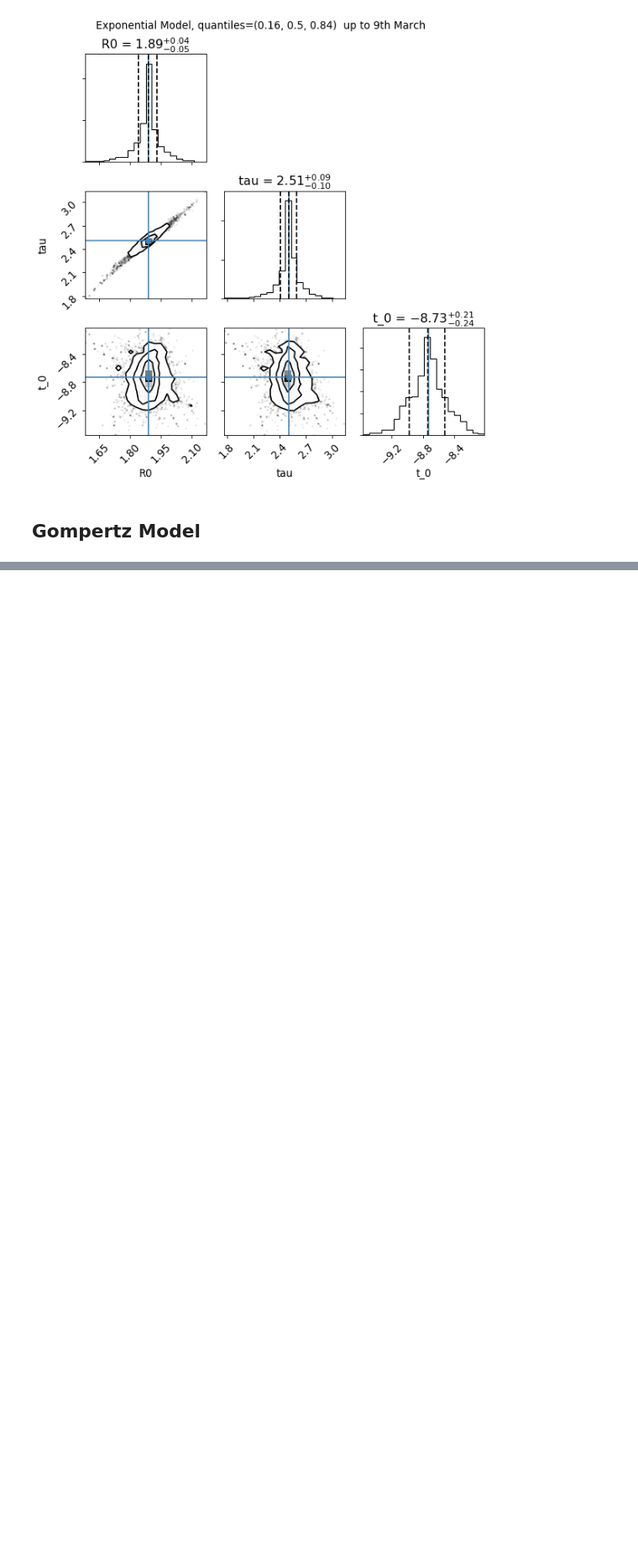
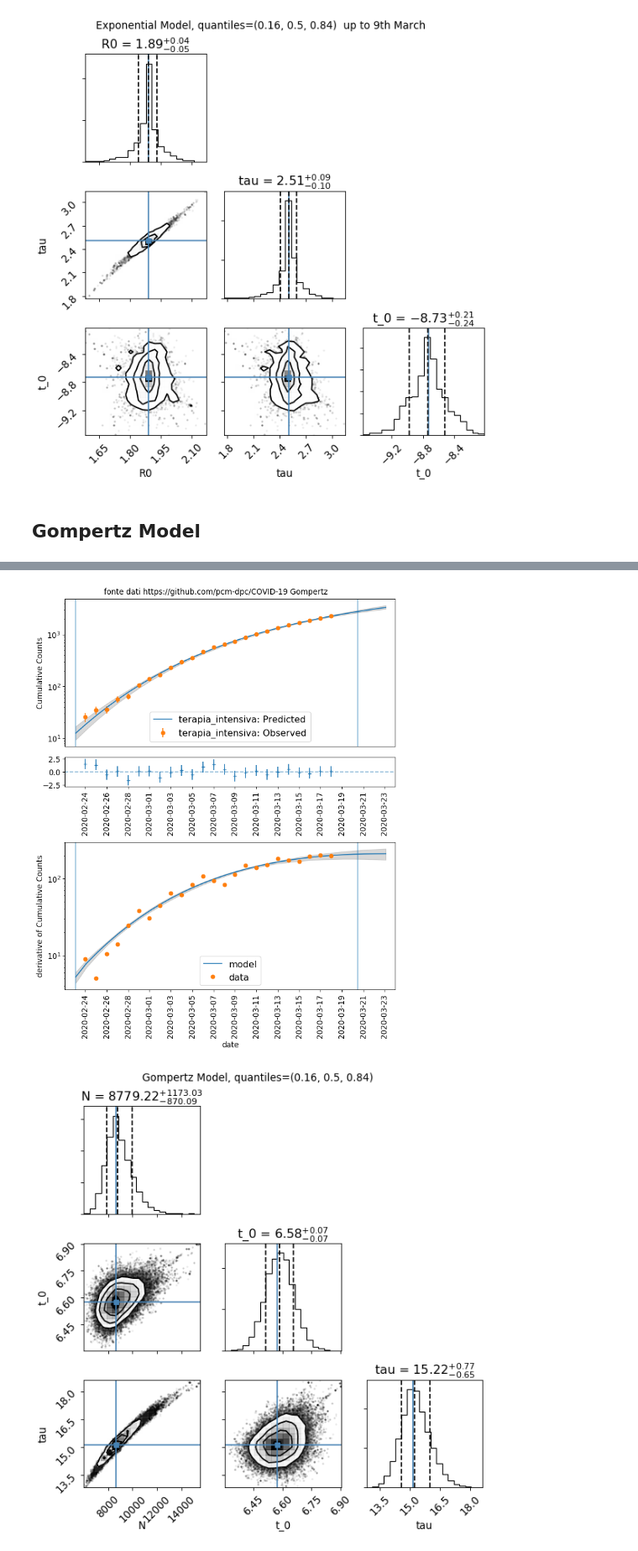
Before and after one commit to andreatramacere/covid19-analysis, a Jupyter notebook: covid_stat.ipynb, the cells around one changed output, grey strips where cells are left out. Shown at 84% size. Cells and saved outputs as stored; diff of their text form; code cells hidden in the pictures; blank space fills up the shorter version.

```diff
--- a/covid_stat.ipynb
+++ b/covid_stat.ipynb
@@ -623,0 +622,12 @@ None
+# %%
+
+name='terapia_intensiva'
+data,data_diff,df =get_data_protezione_civile(name,fake_error=False)
+model=Gompertz()
+bfm,mm,mcmc,data,fig=do_analysis(model,data,t_start=0.1,t_stop=26.5,t_start_model=0.1,t_stop_model=30,name=name,mcmc_steps=500,title=' fonte dati https://github.com/pcm-dpc/COVID-19 %s '%model.name,do_mcmc=True)
+f=mcmc.corner_plot(quantiles=(0.16,0.5,0.84))
+f.suptitle('%s Model, quantiles=%s '%(model.name,str((0.16,0.5,0.84))),y=1.01)
+plt.tight_layout()
+#print(mm.show_report())
+#print(np.sum(~np.isfinite(mcmc.samples_log_prob)))
+# %% [output]
@@ -624,3 +642,5 @@ None
+[figure, added]
+[figure, added]
 # %%
 def running_mean_uniform_filter1d(x, N):
     return ndif.uniform_filter1d(x, N, mode='constant', origin=-(N//2))[:-(N-1)]
```
Also changed, not shown: parts of 25 cells of this notebook.
